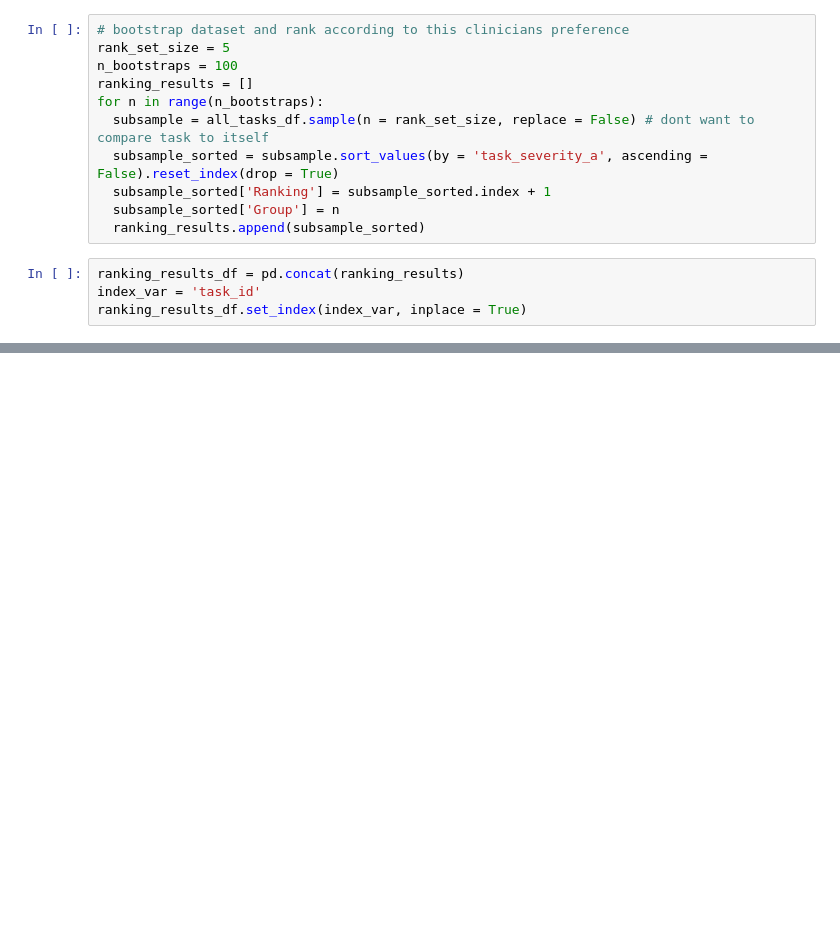
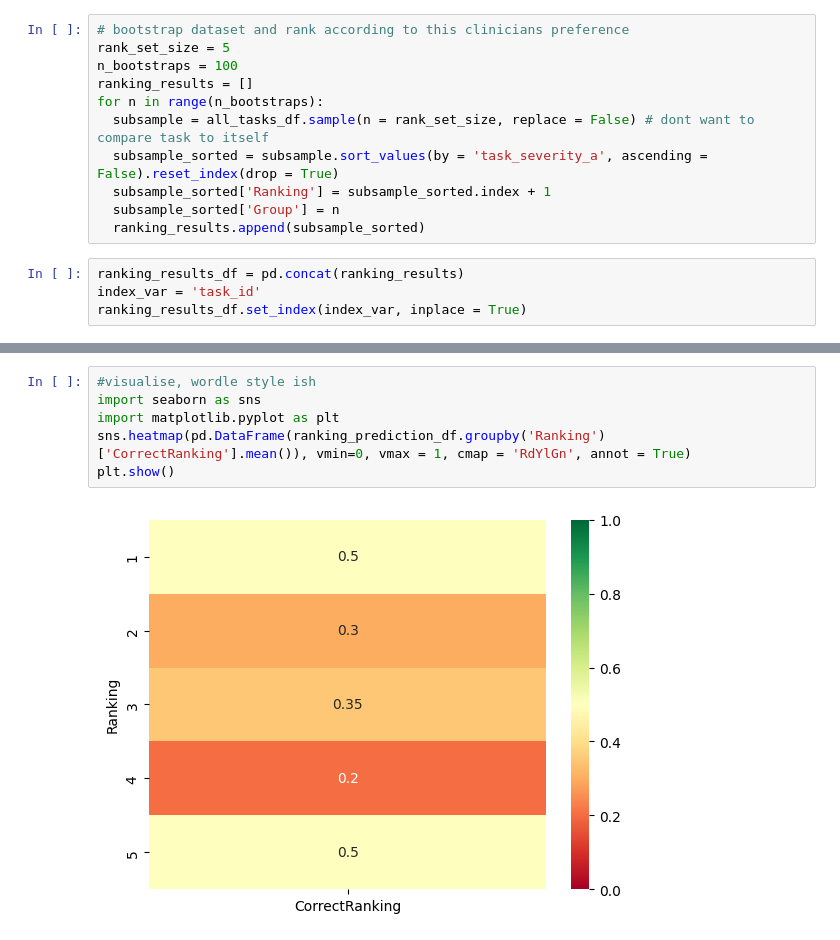
Before and after one commit to thomasbeck95/CTM, a Jupyter notebook: GPRankingAlgorithm.ipynb, the cells around one changed output, grey strips where cells are left out. Cells and saved outputs as stored; diff of their text form; blank space fills up the shorter version.

```diff
--- a/GPRankingAlgorithm.ipynb
+++ b/GPRankingAlgorithm.ipynb
@@ -431,0 +446,8 @@ ranking_prediction_df
+# %%
+#visualise, wordle style ish
+import seaborn as sns
+import matplotlib.pyplot as plt
+sns.heatmap(pd.DataFrame(ranking_prediction_df.groupby('Ranking')['CorrectRanking'].mean()), vmin=0, vmax = 1, cmap = 'RdYlGn', annot = True)
+plt.show()
+# %% [output]
+[figure, added]
```
Also changed, not shown: parts of 8 cells of this notebook.
